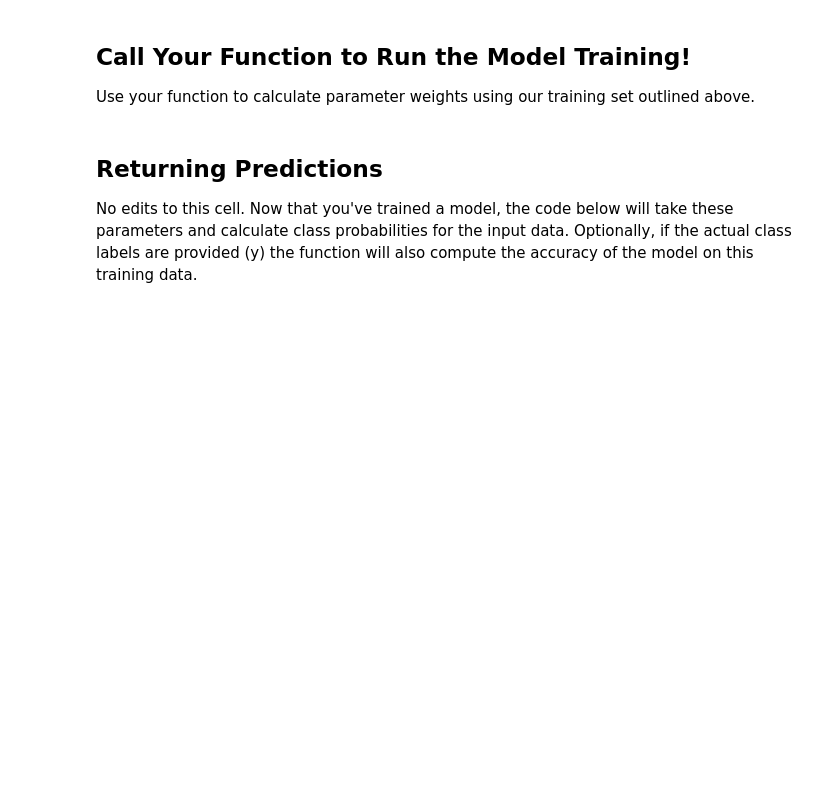
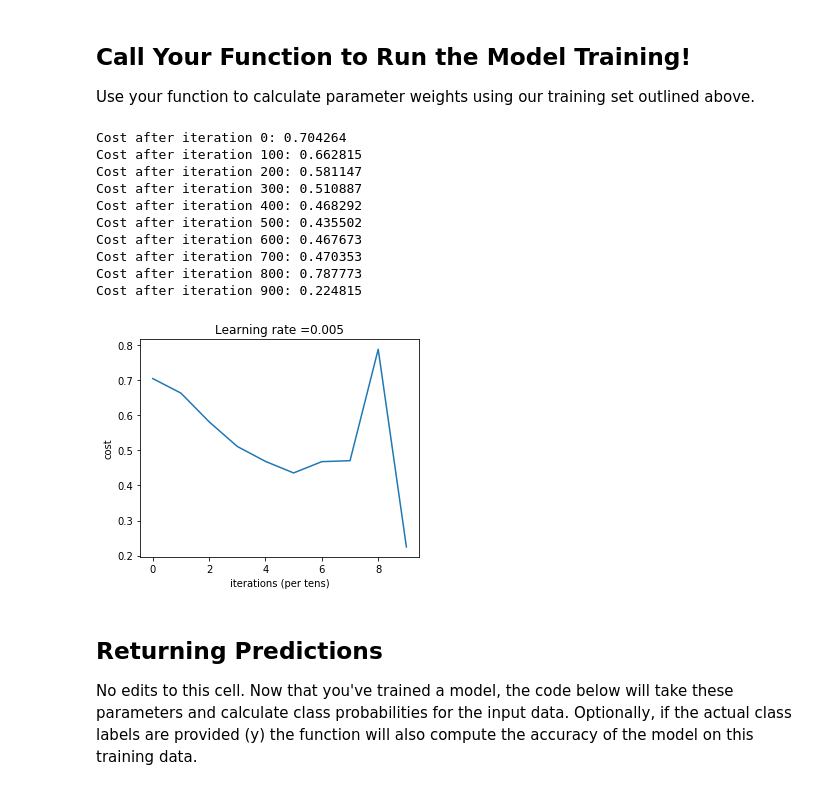
Before and after one commit to MissAle17/dsc-04-41-03-deep-networks-lab-building-an-image-classifier-online-ds-sp-000, a Jupyter notebook: index.ipynb, the cells around one changed output. Saved outputs shown, nothing was run; the diff lists cells and outputs as text; code cells hidden in the pictures; blank space fills up the shorter version.

```diff
--- a/index.ipynb
+++ b/index.ipynb
@@ -96,10 +96,10 @@ def initialize_parameters_deep(list_layer_dimensions):
 
     np.random.seed(123)
     parameters = {}
-    L = len(list_layer_dimentions)
+    L = len(list_layer_dimensions)
     for l in range(1,L):
-        parameters["W"+str(l)] = np.random.randn(list_layer_dimentions[l], list_layer_dimentions[l-1]) * 0.05
-        parameters["b"+str(l)] =np.zeros((list_layer_dimentions[l],1))
+        parameters["W"+str(l)] = np.random.randn(list_layer_dimensions[l], list_layer_dimensions[l-1]) * 0.05
+        parameters["b"+str(l)] =np.zeros((list_layer_dimensions[l],1))
 
     return parameters
 # %% [markdown]
@@ -151,22 +151,21 @@ Make sure to keep track of the caches in the "caches" list. To add a new value `
 #Once again, complete this templated function as indicated by the comments provided.
 def L_model_forward(X, parameters):
     #Initialize a cache list to keep track of the caches
-    caches = []
-    #Your code here
+    caches = [] #Your code here
     A = X
     L = len(parameters) // 2 # number of layers in the neural network
 
     # Implement the RELU activation L-1 times. Add "cache" to the "caches" list.
     #Your code here
-    for layers in range(1,L-1):
+    for l in range(1, L):
         A_prev = A
-        A, cache = linear_activation_forward(A_prev,parameters["W"+str(l)],parameters["b"+str(l)] ,activation="relu")
+        A, cache = linear_activation_forward(A_prev, parameters['W'+ str(l)], parameters['b' + str(l)], activation = "relu")
         caches.append(cache)
+
     # Implement the sigmoid function for the last layer. Add "cache" to the "caches" list.
-    AL, cache = linear_activation_forward(A,parameters["W"+str(L)],parameters["b"+str(L)] ,activation="sigmoid")
+    #Your code here
+    AL, cache = linear_activation_forward(A, parameters['W' + str(L)], parameters['b' + str(L)], activation = "sigmoid")
     caches.append(cache)
-
-    #Your code here
 
     assert(AL.shape == (1,X.shape[1]))
 
@@ -186,8 +185,8 @@ def compute_cost(AL, Y):
 
     m = Y.shape[1]
 
-    cost =(-1/m)*np.sum(Y*np.log(AL)+(1-y)*np.log(1-AL)) #Your code here; use the formula above to calculate the cost.
-    cost = np.squeeze(cost)      #No edit needed; used to make sure to get shape right (e.g. turn [[17]] into 17)
+    cost = -(1/m)* np.sum((Y*np.log(AL))+ (1-Y)*np.log(1-AL)) #Your code here; use the formula above to calculate the cost.
+    cost = np.squeeze(cost)      # To make sure to get shape right (e.g. turn [[17]] into 17)
 
     return cost
 # %% [markdown]
@@ -449,21 +469,22 @@ def L_layer_model(X, Y, layers_dims, learning_rate = 0.005, num_iterations = 300
     costs = []
 
     # Parameters initialization. (≈ 1 line of code)
-    parameters = #Your code here; use the previous helper functions
+    parameters = initialize_parameters_deep(layers_dims)
 
-    # Create a Loop (for gradient descent)
+    # Loop (gradient descent)
+    for i in range(0, num_iterations):
 
         # Forward propagation: [LINEAR -> RELU]*(L-1) -> LINEAR -> SIGMOID.
-        AL, caches = #Your code here; use the previous helper functions
+        AL, caches = L_model_forward(X, parameters) #Your code here; use the previous helper functions
 
         # Compute cost.
-        cost = #Your code here; use the previous helper functions
+        cost = compute_cost(AL, Y) #Your code here; use the previous helper functions
 
         # Backward propagation.
-        grads = #Your code here; use the previous helper functions
+        grads = L_model_backward(AL, Y, caches) #Your code here; use the previous helper functions
 
         # Update parameters.
-        parameters = #Your code here; use the previous helper functions
+        parameters = update_parameters(parameters, grads, learning_rate)  #Your code here; use the previous helper functions
 
         # Print the cost every 100 training example
         if print_cost and i % 100 == 0:
@@ -484,7 +505,21 @@ def L_layer_model(X, Y, layers_dims, learning_rate = 0.005, num_iterations = 300
 
 Use your function to calculate parameter weights using our training set outlined above.
 # %%
-parameters = #Your code here; use the helper function defined above
+
+parameters = L_layer_model(train_img, train_labels_final, layers_dims, num_iterations = 1000, print_cost = True)
+#Your code here; use the helper function defined above
+# %% [output]
+Cost after iteration 0: 0.704264
+Cost after iteration 100: 0.662815
+Cost after iteration 200: 0.581147
+Cost after iteration 300: 0.510887
+Cost after iteration 400: 0.468292
+Cost after iteration 500: 0.435502
+Cost after iteration 600: 0.467673
+Cost after iteration 700: 0.470353
+Cost after iteration 800: 0.787773
+Cost after iteration 900: 0.224815
+[figure, added]
 # %% [markdown]
 ## Returning Predictions
 
```
Also changed, not shown: parts of 13 cells of this notebook.
